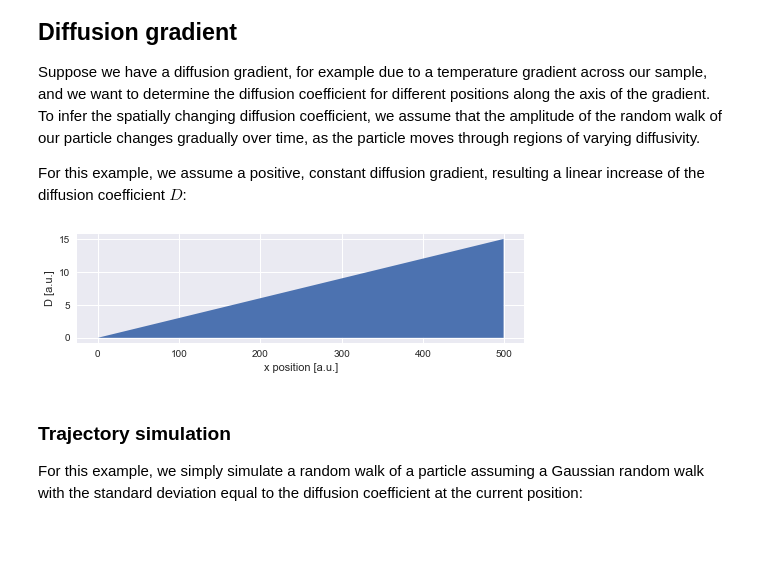
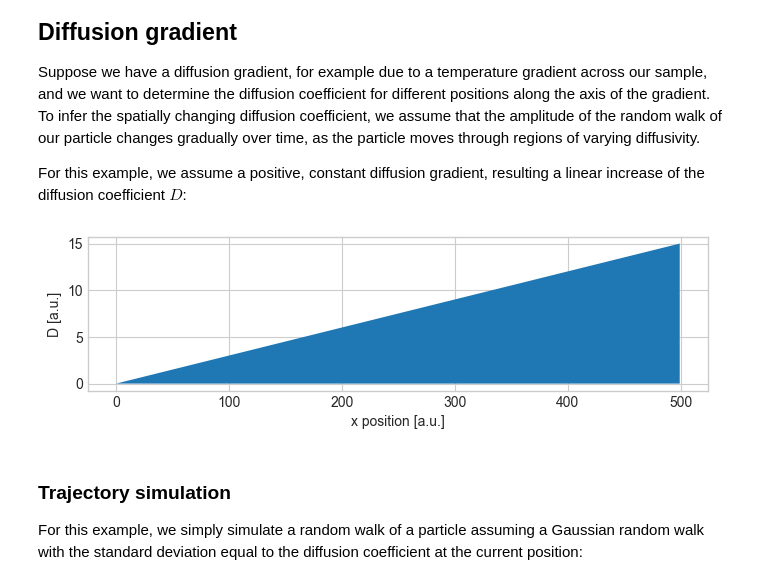
Before and after one commit to christophmark/bayesloop, a Jupyter notebook: docs/source/examples/anomalousdiffusion.ipynb, the cells around one changed output. Drawn from its saved outputs; the diff is of its cells as text; code cells hidden in the pictures; blank space fills up the shorter version.

```diff
--- a/docs/source/examples/anomalousdiffusion.ipynb
+++ b/docs/source/examples/anomalousdiffusion.ipynb
@@ -9,18 +9,18 @@ For this example, we assume a positive, constant diffusion gradient, resulting a
 # %%
 %matplotlib inline
 import numpy as np
 import matplotlib.pyplot as plt
-import seaborn as sns
+plt.style.use('seaborn-v0_8-whitegrid')  # plot styling
 
 D = np.linspace(0.0, 15., 500)
 x = np.arange(500)
 
 plt.figure(figsize=(8,2))
 plt.fill_between(x, D, 0)
 plt.xlabel('x position [a.u.]')
 plt.ylabel('D [a.u.]');
 # %% [output]
-[figure, old version]
+[figure, new version]
 # %% [markdown]
 ### Trajectory simulation
 For this example, we simply simulate a random walk of a particle assuming a Gaussian random walk with the standard deviation equal to the diffusion coefficient at the current position:
```
Also changed, not shown: parts of 13 cells of this notebook, 16 other files.
